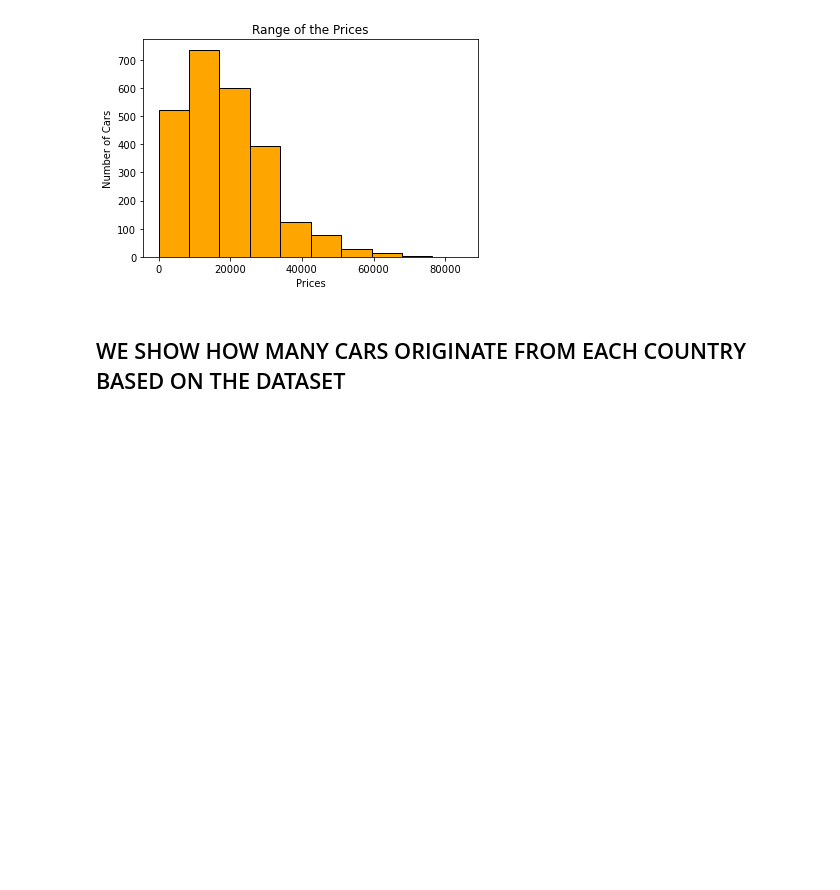
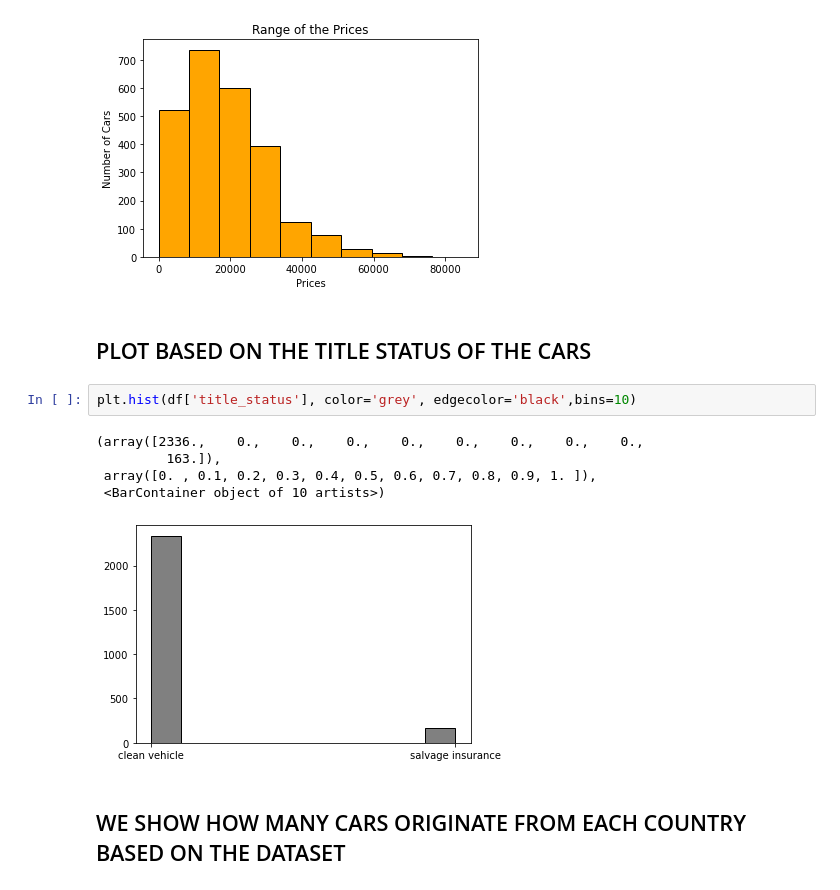
Before and after one commit to Venedah/Cars-Distribution, a Jupyter notebook: USA-CARS.ipynb, the cells around one changed output. Saved outputs shown, nothing was run; the diff lists cells and outputs as text; blank space fills up the shorter version.

```diff
--- a/USA-CARS.ipynb
+++ b/USA-CARS.ipynb
@@ -72,6 +72,16 @@ plt.ylabel('Number of Cars')
 # %% [output]
 Text(0, 0.5, 'Number of Cars')
 [figure]
+# %% [markdown]
+## PLOT BASED ON THE TITLE STATUS OF THE CARS
+# %%
+plt.hist(df['title_status'], color='grey', edgecolor='black',bins=10)
+# %% [output]
+(array([2336.,    0.,    0.,    0.,    0.,    0.,    0.,    0.,    0.,
+         163.]),
+ array([0. , 0.1, 0.2, 0.3, 0.4, 0.5, 0.6, 0.7, 0.8, 0.9, 1. ]),
+ <BarContainer object of 10 artists>)
+[figure, added]
 # %% [markdown]
 ## WE SHOW HOW MANY CARS ORIGINATE FROM EACH COUNTRY BASED ON THE DATASET
 # %%
```
